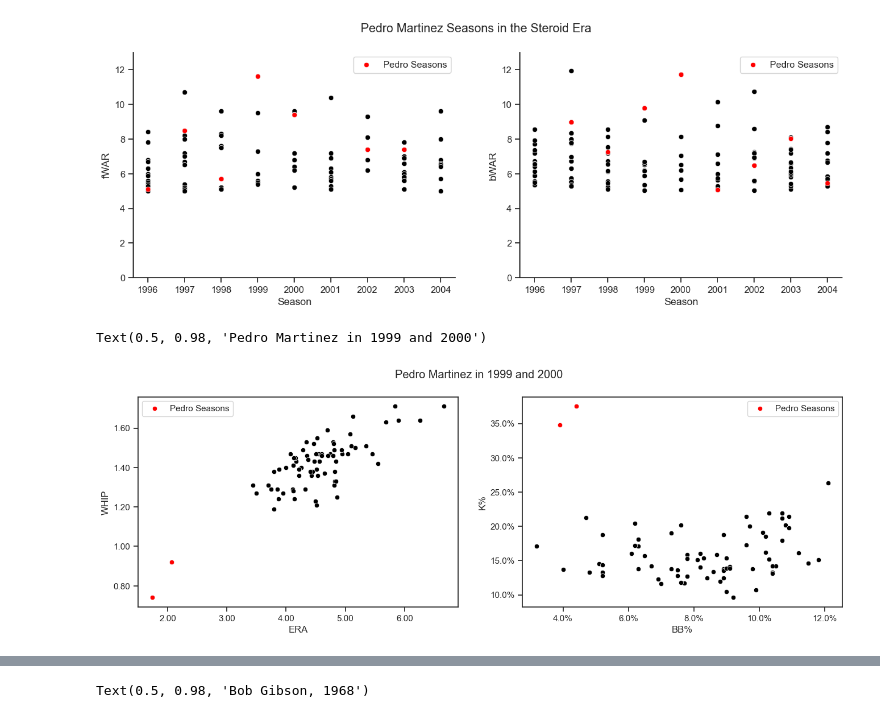
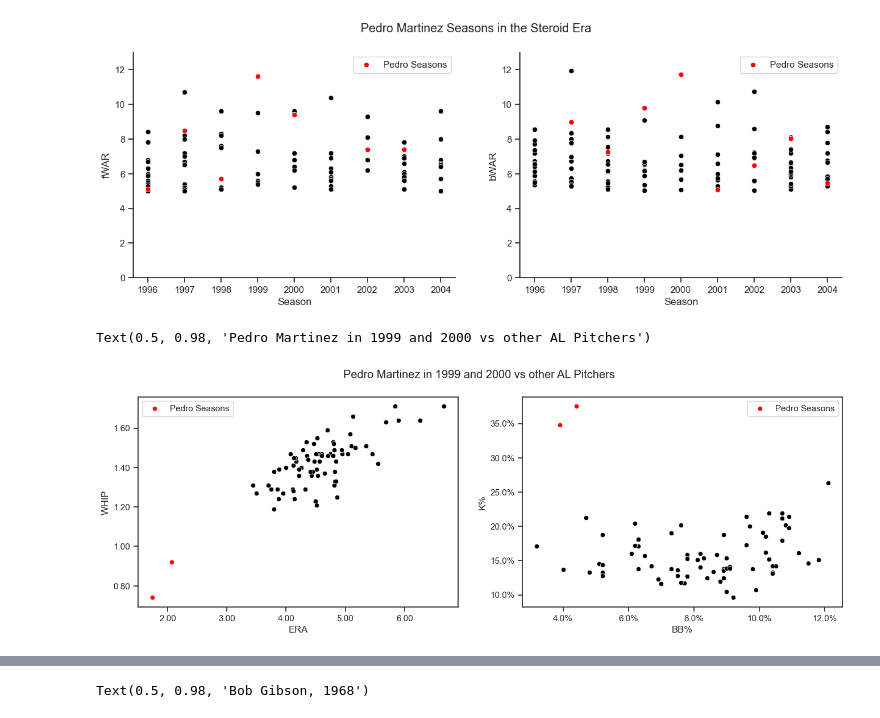
Before and after one commit to dylansti02/statcast_heatmaps_and_baseball_analysis, a Jupyter notebook: bonus_analyses/pedro_stats.ipynb, the cells around one changed output, grey strips where cells are left out. Drawn from its saved outputs; the diff is of its cells as text; code cells hidden in the pictures.

```diff
--- a/bonus_analyses/pedro_stats.ipynb
+++ b/bonus_analyses/pedro_stats.ipynb
@@ -177,25 +177,25 @@ df_pedro_peak = df_peak[df_peak['Name']=='Pedro Martinez']
 # %%
 from matplotlib.ticker import PercentFormatter
 
 fig, ax = plt.subplots(1, 2)
 fig.set_figwidth(16)
 sns.set_theme(style='ticks')
 sns.scatterplot(data=df_peak, x='ERA', y='WHIP', ax=ax[0], color='black')
 sns.scatterplot(data=df_pedro_peak, x='ERA', y='WHIP', ax=ax[0], color='red', label='Pedro Seasons')
 ax[0].xaxis.set_major_formatter(plt.FuncFormatter(lambda x, pos:  f'{x:.2f}'))
 ax[0].yaxis.set_major_formatter(plt.FuncFormatter(lambda x, pos:  f'{x:.2f}'))
 
 
 sns.scatterplot(data=df_peak, x='BB%', y='K%', ax=ax[1], color='black')
 sns.scatterplot(data=df_pedro_peak, x='BB%', y='K%', ax=ax[1], color='red', label='Pedro Seasons')
 ax[1].xaxis.set_major_formatter(plt.FuncFormatter(lambda x, pos:  f'{100*x:.1f}%'))
 ax[1].yaxis.set_major_formatter(plt.FuncFormatter(lambda y, pos:  f'{100*y:.1f}%'))
 
 
-fig.suptitle('Pedro Martinez in 1999 and 2000')
+fig.suptitle('Pedro Martinez in 1999 and 2000 vs other AL Pitchers')
 # %% [output]
-Text(0.5, 0.98, 'Pedro Martinez in 1999 and 2000')
+Text(0.5, 0.98, 'Pedro Martinez in 1999 and 2000 vs other AL Pitchers')
-[figure, old version]
+[figure, new version]
 # %%
 df_68 = pb.pitching_stats(1968)
 df_68 = df_68.loc[:, df_68.isnull().mean() <=0.9]
```
Also changed, not shown: parts of 4 cells of this notebook, 1 other file.
